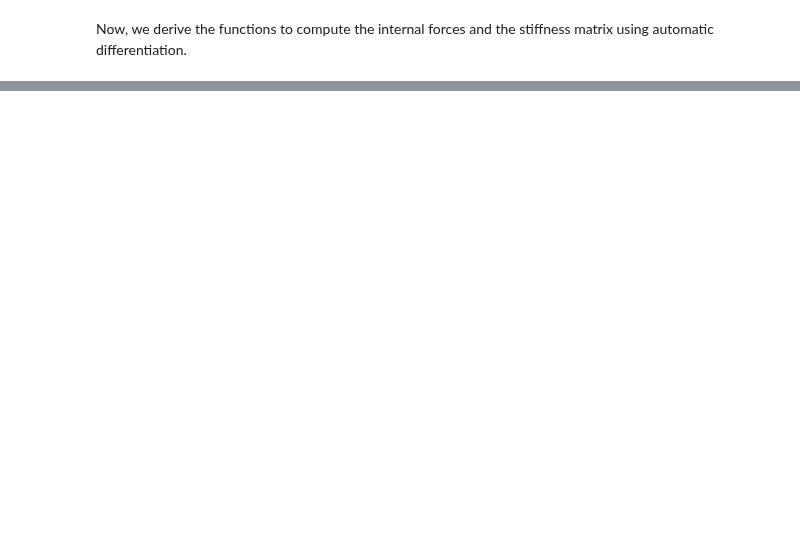
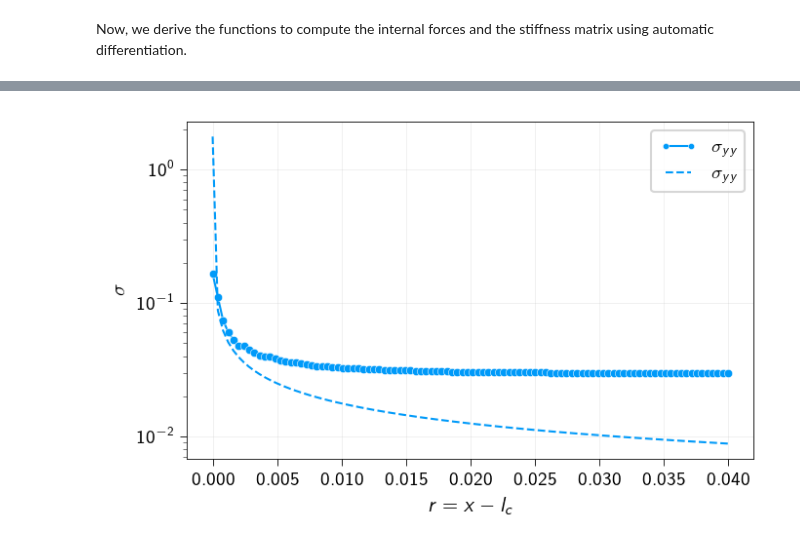
Before and after one commit to smec-ethz/tatva, a Jupyter notebook: examples/notebooks/lefm.ipynb, the cells around one changed output, grey strips where cells are left out. Saved outputs shown, nothing was run; the diff lists cells and outputs as text; code cells hidden in the pictures; blank space fills up the shorter version.

```diff
--- a/examples/notebooks/lefm.ipynb
+++ b/examples/notebooks/lefm.ipynb
@@ -457,0 +598,33 @@ plot_element_values(u_solution, mesh, stresses[:, 0, 0].flatten(), scale=10.)
+# %%
+x = np.linspace(crack_length, 5*crack_length, 100)
+y = np.full_like(x, fill_value=1e-10)
+
+points = np.stack([x, y], axis=1)
+containing_indices = find_containing_polygons(points, mesh.coords[mesh.elements])
+
+stress_field = stresses[containing_indices, :, :]
+
+E = mat.mu * (3*mat.lmbda + 2*mat.mu) / (mat.lmbda + mat.mu)
+
+r = jnp.linalg.norm(points - jnp.array([crack_length, 1e-6]), axis=1)
+
+
+sigma_inf = prestrain*E
+ana_stress_field = analytical_stress_field(r, sigma_inf, crack_length, kappa=1.0)
+# %%
+#| code-fold: true
+#| fig-align: center
+#| fig-cap: "Stress field in front of the crack tip ($y=0$). Comparison with LEFM."
+
+plt.style.use(STYLE_PATH)
+plt.figure(figsize=(5, 3))
+ax = plt.axes()
+ax.semilogy(r, stress_field[:, 1, 1], 'o-', label=r'$\sigma_{yy}$', color=colors.blue)
+ax.semilogy(r, ana_stress_field[:, 2], ls='--', label=r'$\sigma_{yy}$', color=colors.blue)
+ax.set_xlabel(r'$r = x - l_c$')
+ax.set_ylabel(r'$\sigma$')
+ax.grid(True)
+ax.legend()
+plt.show()
+# %% [output]
+[figure, added]
```
Also changed, not shown: parts of 15 cells of this notebook.
